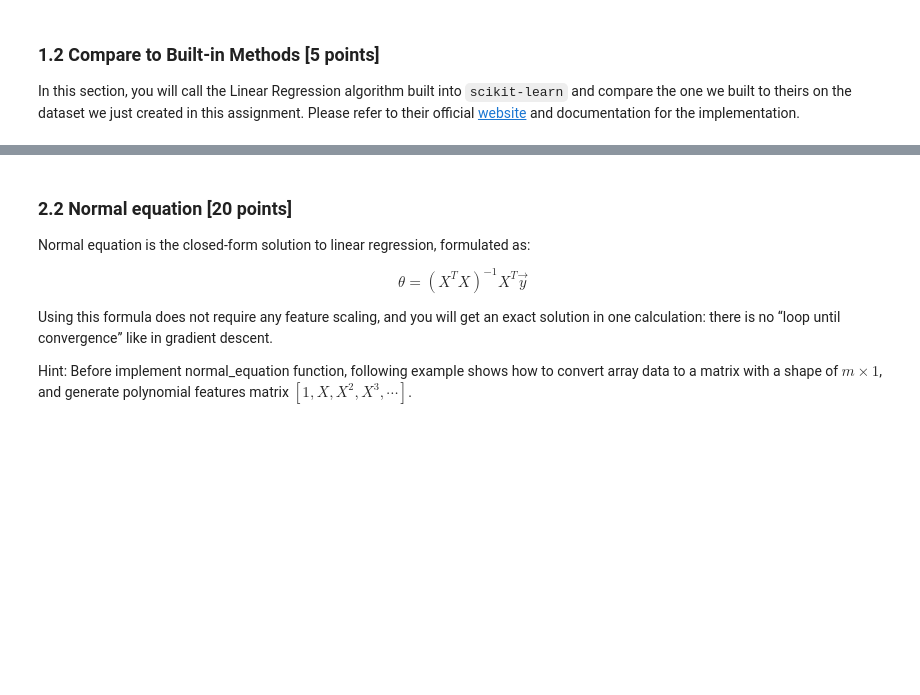
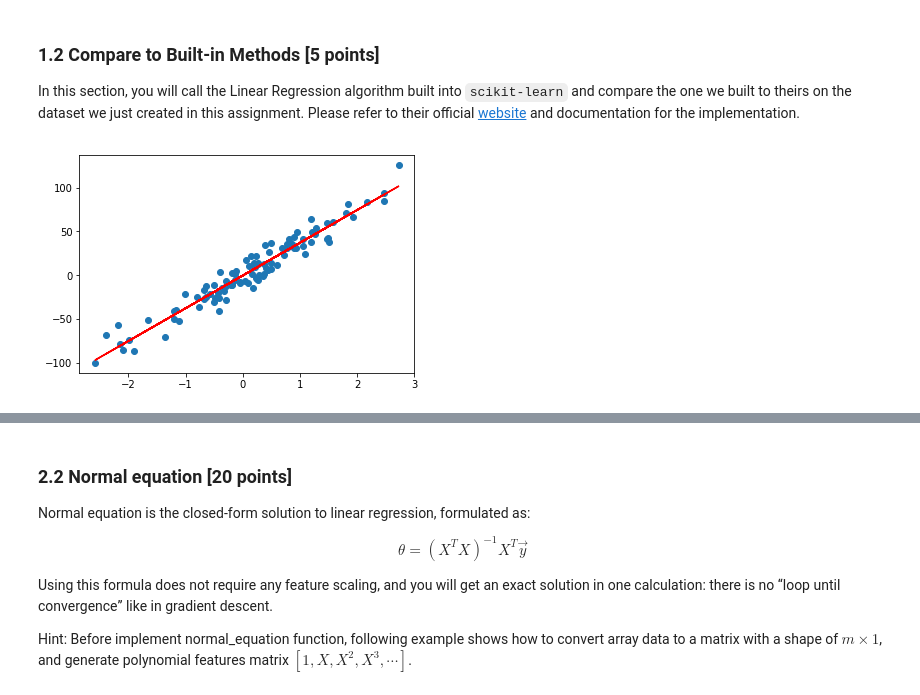
Before and after one commit to StandardGage/CISC-684, a Jupyter notebook: hw.ipynb, the cells around one changed output, grey strips where cells are left out. Cells and saved outputs as stored; diff of their text form; code cells hidden in the pictures; blank space fills up the shorter version.

```diff
--- a/hw.ipynb
+++ b/hw.ipynb
@@ -132,6 +170,8 @@ class LinearReg:
         #initialize weigth and bias as zeros
 
         #### START CODE HERE (~2 line) ####
+        self.w = np.zeros(shape)
+        self.b = 0
 
 
         #### END CODE HERE ####
@@ -146,6 +186,7 @@ class LinearReg:
         # Where: n is the total number of data points.  Σ represents the summation symbol, indicating that you need to sum up the squared differences for all data points.
 
         ### START CODE HERE ### (≈ 1 lines of code)
+        cost = (1/(2 * X.shape[0])) * np.sum(error ** 2) + self.lmbda * np.sum(self.w ** 2)
 
         ### END CODE HERE ###
 
@@ -164,6 +205,9 @@ class LinearReg:
         # db -- gradient of the loss with respect to b, thus same shape as b
 
         ### START CODE HERE ### (≈ 3 lines of code)
+        dw = (1 / X.shape[0]) * np.dot(X.T, error) + self.lmbda * self.w
+        db = (1 / X.shape[0]) * np.sum(error)
+        return dw, db
 
 
 
@@ -192,6 +236,7 @@ class LinearReg:
         """returns root mean square error"""
 
         ### START CODE HERE ### (≈ 1 lines of code)
+        rmse = np.sqrt(np.mean((y_real - y_pred) ** 2))
 
         ### END CODE HERE ###
 
@@ -237,9 +284,19 @@
 # %%
 # ======================= YOUR CODE HERE ===========================
 
+from sklearn import linear_model
+reg = linear_model.LinearRegression()
+reg.fit(X, y)
+y_pred = reg.predict(X)
+
+plt.scatter(X, y)
+plt.plot(X, y_pred, color='red')
+plt.show()
 
 
 # ==================================================================
+# %% [output]
+[figure, added]
 # %% [markdown]
 ## 2 Regularized Linear Regression and Polynomial Regression [55 points]
 
```
Also changed, not shown: parts of 4 cells of this notebook.
